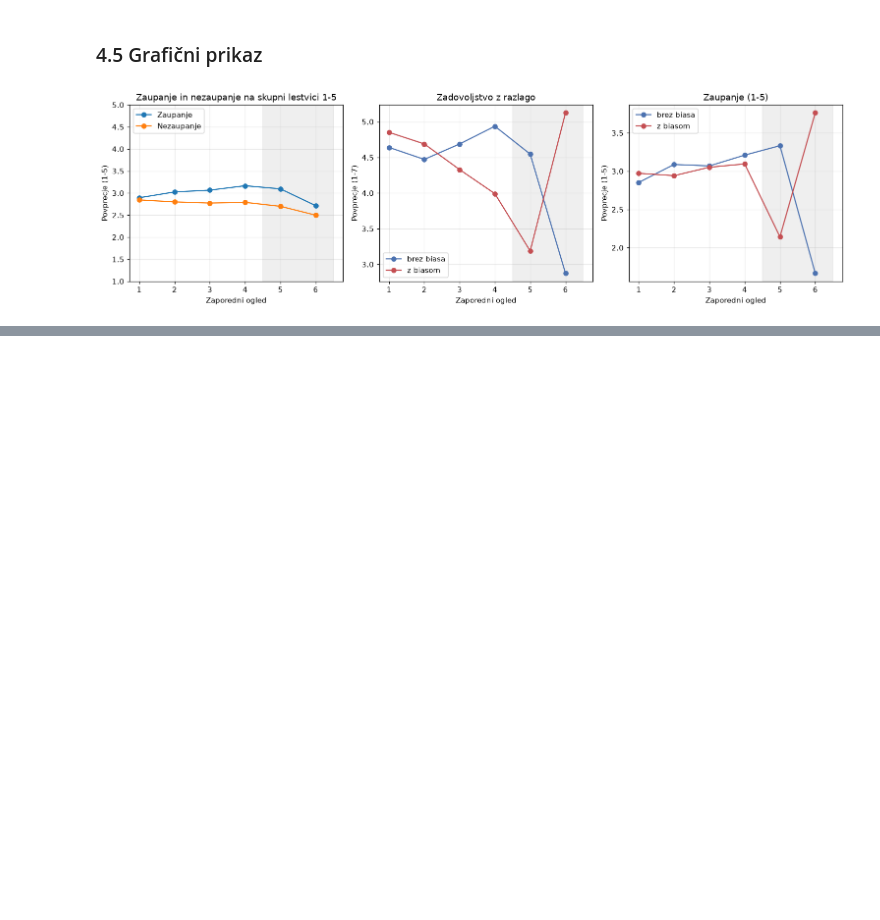
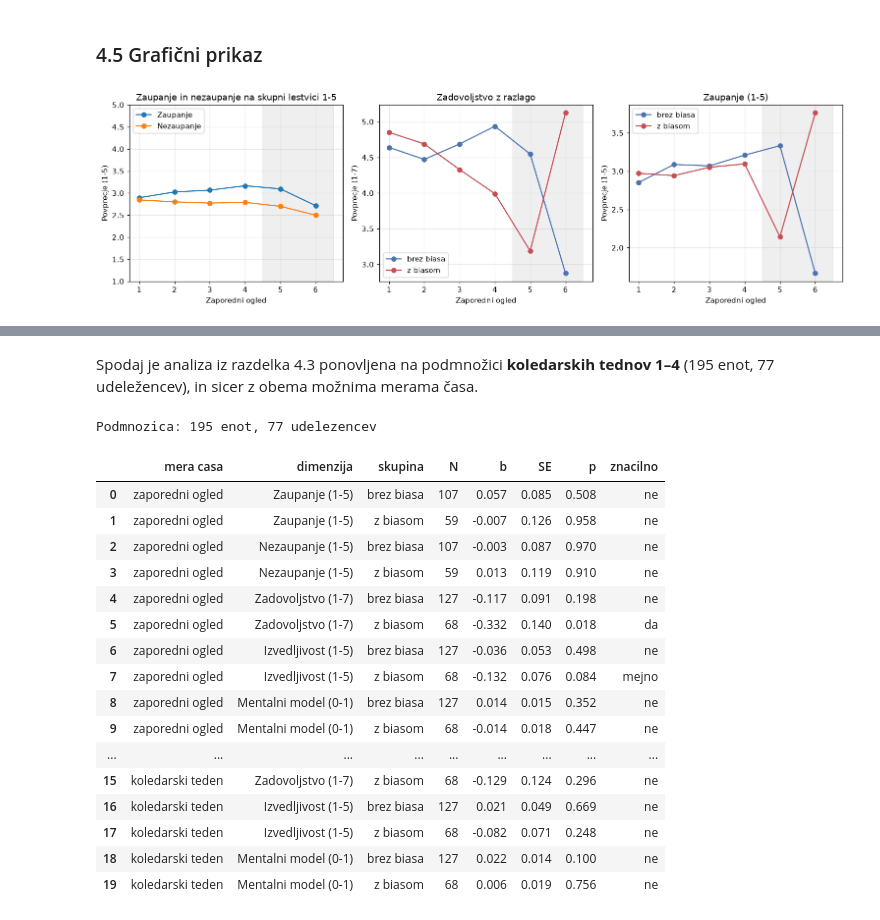
Before and after one commit to HarisBeg26/xai-analiza-podatkov, a Jupyter notebook: Analiza/analiza_mesani_modeli.ipynb, the cells around one changed output, grey strips where cells are left out. Saved outputs shown, nothing was run; the diff lists cells and outputs as text; code cells hidden in the pictures; blank space fills up the shorter version.

```diff
--- a/Analiza/analiza_mesani_modeli.ipynb
+++ b/Analiza/analiza_mesani_modeli.ipynb
@@ -701,0 +756,56 @@ plt.show()
+# %% [markdown]
+Spodaj je analiza iz razdelka 4.3 ponovljena na podmnožici **koledarskih tednov 1–4**
+(195 enot, 77 udeležencev), in sicer z obema možnima merama časa.
+# %%
+tedni_14 = df[df["teden"] <= 4]
+print(f"Podmnozica: {len(tedni_14)} enot, "
+      f"{tedni_14['analiza_resolved_code'].nunique()} udelezencev")
+
+
+def naklon_casa_x(podatki, stolpec, cas):
+    """Naklon poljubne casovne spremenljivke (ogled ali teden)."""
+    d = podatki.dropna(subset=[stolpec, cas])
+    if d["analiza_resolved_code"].nunique() < 10:
+        return None
+    m = smf.mixedlm(f"{stolpec} ~ {cas}", d, groups=d["analiza_resolved_code"]).fit()
+    return m.params[cas], m.bse[cas], m.pvalues[cas], len(d)
+
+
+vrstice = []
+for cas, oznaka_casa in [("analiza_view_number", "zaporedni ogled"),
+                         ("teden", "koledarski teden")]:
+    for ime, st in DIM_BIAS.items():
+        for skupina, maska in [("brez biasa", tedni_14["Biased"] == 0),
+                               ("z biasom", tedni_14["Biased"] == 1)]:
+            r = naklon_casa_x(tedni_14[maska], st, cas)
+            if r is None:
+                continue
+            b, se, p, n = r
+            vrstice.append({
+                "mera casa": oznaka_casa, "dimenzija": ime, "skupina": skupina,
+                "N": n, "b": round(b, 3), "SE": round(se, 3), "p": round(p, 3),
+                "znacilno": "da" if p < 0.05 else ("mejno" if p < 0.10 else "ne"),
+            })
+
+tedni_rezultat = pd.DataFrame(vrstice)
+tedni_rezultat.to_csv("nakloni_tedni_1_4.csv", index=False, encoding="utf-8-sig")
+tedni_rezultat
+# %% [output]
+Podmnozica: 195 enot, 77 udelezencev
+|  | mera casa | dimenzija | skupina | N | b | SE | p | znacilno |
+| 0 | zaporedni ogled | Zaupanje (1-5) | brez biasa | 107 | 0.057 | 0.085 | 0.508 | ne |
+| 1 | zaporedni ogled | Zaupanje (1-5) | z biasom | 59 | -0.007 | 0.126 | 0.958 | ne |
+| 2 | zaporedni ogled | Nezaupanje (1-5) | brez biasa | 107 | -0.003 | 0.087 | 0.970 | ne |
+| 3 | zaporedni ogled | Nezaupanje (1-5) | z biasom | 59 | 0.013 | 0.119 | 0.910 | ne |
+| 4 | zaporedni ogled | Zadovoljstvo (1-7) | brez biasa | 127 | -0.117 | 0.091 | 0.198 | ne |
+| 5 | zaporedni ogled | Zadovoljstvo (1-7) | z biasom | 68 | -0.332 | 0.140 | 0.018 | da |
+| 6 | zaporedni ogled | Izvedljivost (1-5) | brez biasa | 127 | -0.036 | 0.053 | 0.498 | ne |
+| 7 | zaporedni ogled | Izvedljivost (1-5) | z biasom | 68 | -0.132 | 0.076 | 0.084 | mejno |
+| 8 | zaporedni ogled | Mentalni model (0-1) | brez biasa | 127 | 0.014 | 0.015 | 0.352 | ne |
+| 9 | zaporedni ogled | Mentalni model (0-1) | z biasom | 68 | -0.014 | 0.018 | 0.447 | ne |
+| ... | ... | ... | ... | ... | ... | ... | ... | ... |
+| 15 | koledarski teden | Zadovoljstvo (1-7) | z biasom | 68 | -0.129 | 0.124 | 0.296 | ne |
+| 16 | koledarski teden | Izvedljivost (1-5) | brez biasa | 127 | 0.021 | 0.049 | 0.669 | ne |
+| 17 | koledarski teden | Izvedljivost (1-5) | z biasom | 68 | -0.082 | 0.071 | 0.248 | ne |
+| 18 | koledarski teden | Mentalni model (0-1) | brez biasa | 127 | 0.022 | 0.014 | 0.100 | ne |
+| 19 | koledarski teden | Mentalni model (0-1) | z biasom | 68 | 0.006 | 0.019 | 0.756 | ne |
```
Also changed, not shown: parts of 5 cells of this notebook, 2 other files.
